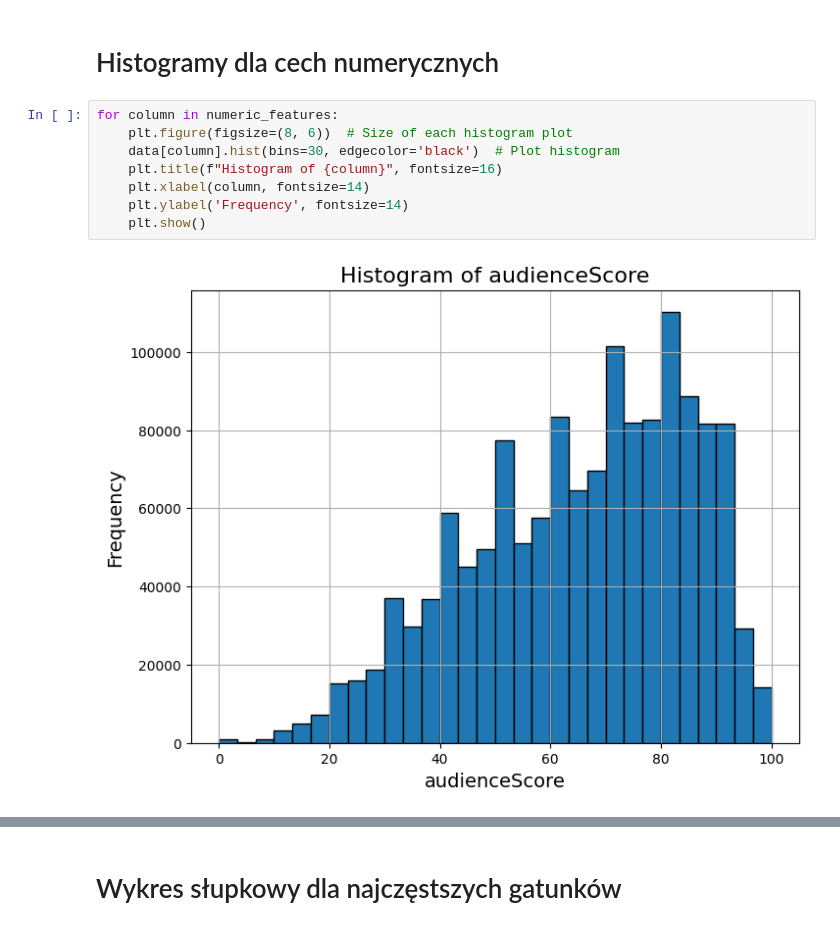
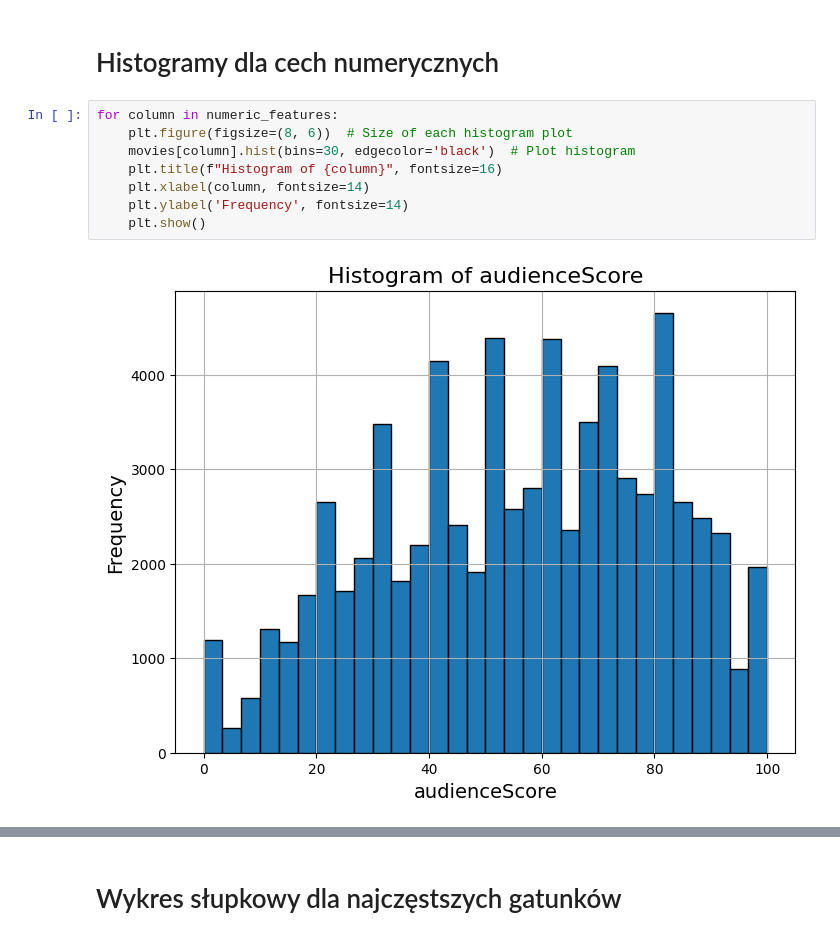
Before and after one commit to tymiasas00/MAD-2025, a Jupyter notebook: data_analysis.ipynb, the cells around one changed output, grey strips where cells are left out. Saved outputs shown, nothing was run; the diff lists cells and outputs as text.

Commit message:
fixed plotting

```diff
--- a/data_analysis.ipynb
+++ b/data_analysis.ipynb
@@ -149,10 +150,10 @@ dtype: float64
 # %%
 for column in numeric_features:
     plt.figure(figsize=(8, 6))  # Size of each histogram plot
-    data[column].hist(bins=30, edgecolor='black')  # Plot histogram
+    movies[column].hist(bins=30, edgecolor='black')  # Plot histogram
     plt.title(f"Histogram of {column}", fontsize=16)
     plt.xlabel(column, fontsize=14)
     plt.ylabel('Frequency', fontsize=14)
     plt.show()
 # %% [output]
-[figure, old version]
+[figure, new version]
```
Also changed, not shown: parts of 3 cells of this notebook.
